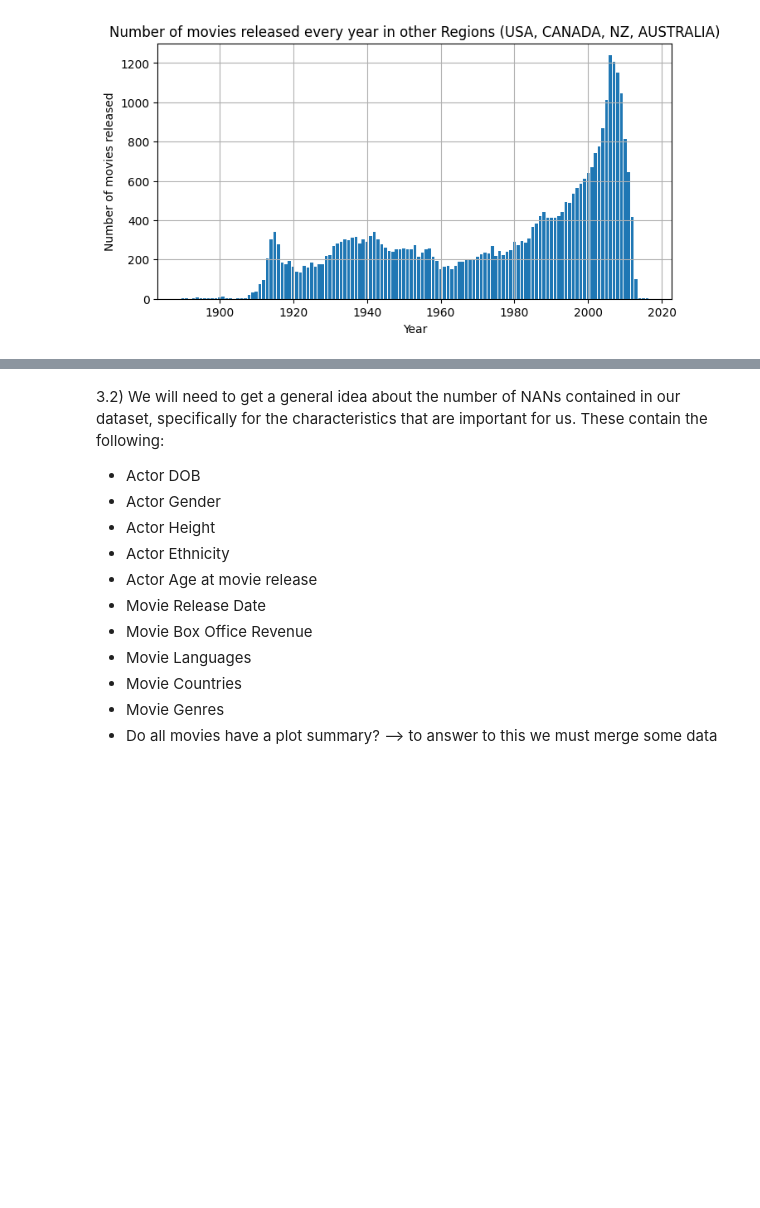
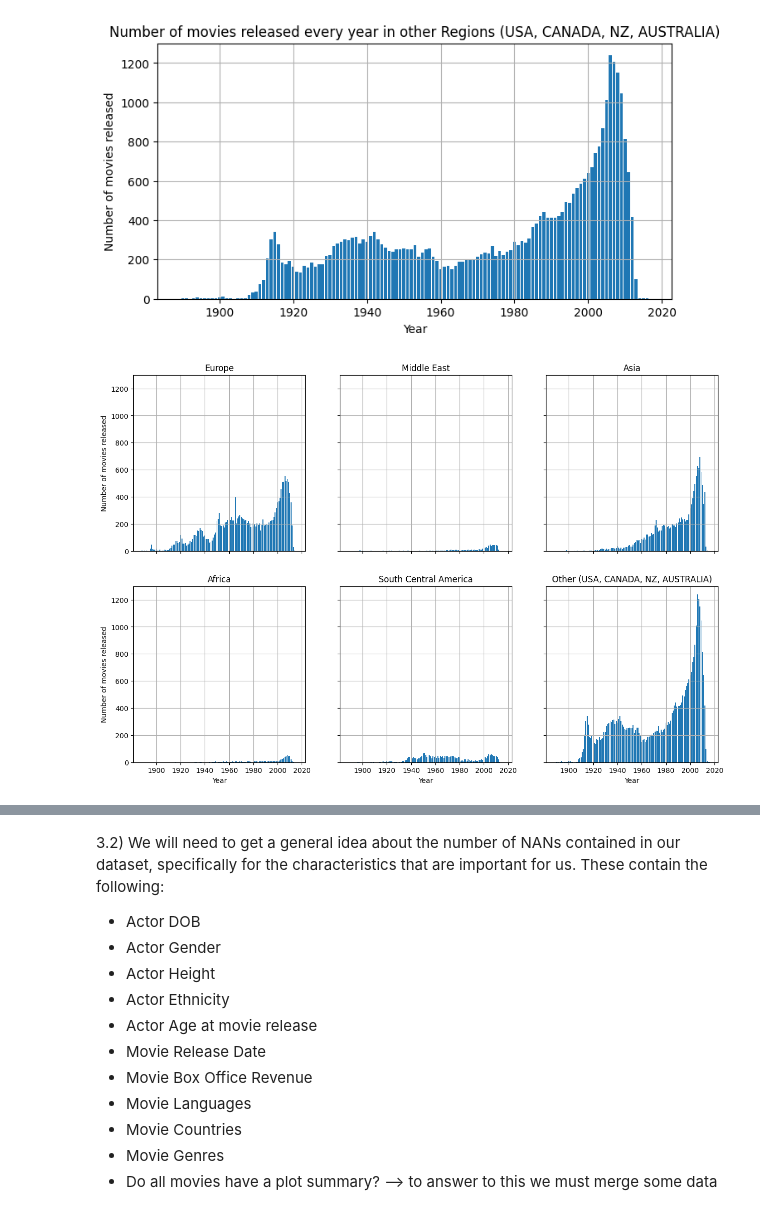
Before and after one commit to epfl-ada/ada-2023-project-onsecalme123, a Jupyter notebook: milestone2.ipynb, the cells around one changed output, grey strips where cells are left out. Cells and saved outputs as stored; diff of their text form; code cells hidden in the pictures; blank space fills up the shorter version.

Commit message:
Adjusted errors that were introduced by previous parts. Addition of subplot country representation, Sandra & Charlotte

```diff
--- a/milestone2.ipynb
+++ b/milestone2.ipynb
@@ -275,12 +275,13 @@ What are the different ethnicities represented in the dataset?
 # %%
 # Creating subdivisions of movies
 
-countries_df = movies_df.copy()
+countries_df_2 = movies.copy()
+countries_df_2['date'] = pd.to_datetime(countries_df_2['date'], errors = 'coerce', format = 'mixed').dt.year
 
 
 # Obtain a list of countries contained in the dataset
 
-only_countries = countries_df['country'].apply(lambda x: list(json.loads(x).values()) if len(json.loads(x).values()) > 0 else 'NaN').copy()
+only_countries = countries_df_2['country'].apply(lambda x: list(json.loads(x).values()) if len(json.loads(x).values()) > 0 else 'NaN').copy()
 only_countries = only_countries.to_list()
 
 
@@ -333,7 +334,7 @@ Important Observations about 'country column':
 
 # Check for Region Europe
 
-filtered_europe_movies = countries_df[countries_df['country'].apply(lambda x: any(item in x for item in europe_countries))]
+filtered_europe_movies = countries_df_2[countries_df_2['country'].apply(lambda x: any(item in x for item in europe_countries))]
 movies_per_year_europe = filtered_europe_movies['date'].value_counts()
 
 plt.figure(figsize = (8, 4))
@@ -347,7 +348,7 @@ plt.show()
 
 # Check for Region Middle East
 
-filtered_middle_east_movies = countries_df[countries_df['country'].apply(lambda x: any(item in x for item in middle_east_countries))]
+filtered_middle_east_movies = countries_df_2[countries_df_2['country'].apply(lambda x: any(item in x for item in middle_east_countries))]
 movies_per_year_middle_east = filtered_middle_east_movies['date'].value_counts()
 
 plt.figure(figsize = (8, 4))
@@ -361,7 +362,7 @@ plt.show()
 
 # Check for Region Asia
 
-filtered_asia_movies = countries_df[countries_df['country'].apply(lambda x: any(item in x for item in asia_countries))]
+filtered_asia_movies = countries_df_2[countries_df_2['country'].apply(lambda x: any(item in x for item in asia_countries))]
 movies_per_year_asia = filtered_asia_movies['date'].value_counts()
 
 plt.figure(figsize = (8, 4))
@@ -375,7 +376,7 @@ plt.show()
 
 # Check for Region Africa
 
-filtered_africa_movies = countries_df[countries_df['country'].apply(lambda x: any(item in x for item in africa_countries))]
+filtered_africa_movies = countries_df_2[countries_df_2['country'].apply(lambda x: any(item in x for item in africa_countries))]
 movies_per_year_africa = filtered_africa_movies['date'].value_counts()
 
 plt.figure(figsize = (8, 4))
@@ -389,7 +390,7 @@ plt.show()
 
 # Check for region South Central America
 
-filtered_south_central_america_movies = countries_df[countries_df['country'].apply(lambda x: any(item in x for item in south_central_america_countries))]
+filtered_south_central_america_movies = countries_df_2[countries_df_2['country'].apply(lambda x: any(item in x for item in south_central_america_countries))]
 movies_per_year_south_central_america = filtered_south_central_america_movies['date'].value_counts()
 
 plt.figure(figsize = (8, 4))
@@ -403,7 +404,7 @@ plt.show()
 
 # Check for region Other (includes USA, Australia, New Zealand, Canada)
 
-filtered_other_movies = countries_df[countries_df['country'].apply(lambda x: any(item in x for item in other_countries))]
+filtered_other_movies = countries_df_2[countries_df_2['country'].apply(lambda x: any(item in x for item in other_countries))]
 movies_per_year_other = filtered_other_movies['date'].value_counts()
 
 plt.figure(figsize = (8, 4))
@@ -420,3 +421,43 @@ plt.show()
 [figure]
 [figure]
 [figure]
+# %%
+# Check how many movies are contained for each subdivision over time, constructing subplots with the same y-axis
+
+fig, axs = plt.subplots(2, 3, figsize=(15, 10), sharex=True, sharey=True)
+
+# Check for Region Europe
+axs[0, 0].bar(movies_per_year_europe.index, movies_per_year_europe.values)
+axs[0, 0].set_title('Europe')
+
+# Check for Region Middle East
+axs[0, 1].bar(movies_per_year_middle_east.index, movies_per_year_middle_east.values)
+axs[0, 1].set_title('Middle East')
+
+# Check for Region Asia
+axs[0, 2].bar(movies_per_year_asia.index, movies_per_year_asia.values)
+axs[0, 2].set_title('Asia')
+
+# Check for Region Africa
+axs[1, 0].bar(movies_per_year_africa.index, movies_per_year_africa.values)
+axs[1, 0].set_title('Africa')
+
+# Check for region South Central America
+axs[1, 1].bar(movies_per_year_south_central_america.index, movies_per_year_south_central_america.values)
+axs[1, 1].set_title('South Central America')
+
+# Check for region Other (includes USA, Australia, New Zealand, Canada)
+axs[1, 2].bar(movies_per_year_other.index, movies_per_year_other.values)
+axs[1, 2].set_title('Other (USA, CANADA, NZ, AUSTRALIA)')
+
+for ax in axs.flat:
+    ax.set(xlabel='Year', ylabel='Number of movies released')
+    ax.grid(True)
+
+# Hide x labels and tick labels for top plots and y ticks for right plots.
+for ax in axs.flat:
+    ax.label_outer()
+
+plt.show()
+# %% [output]
+[figure, added]
```
Also changed, not shown: parts of 3 cells of this notebook.
